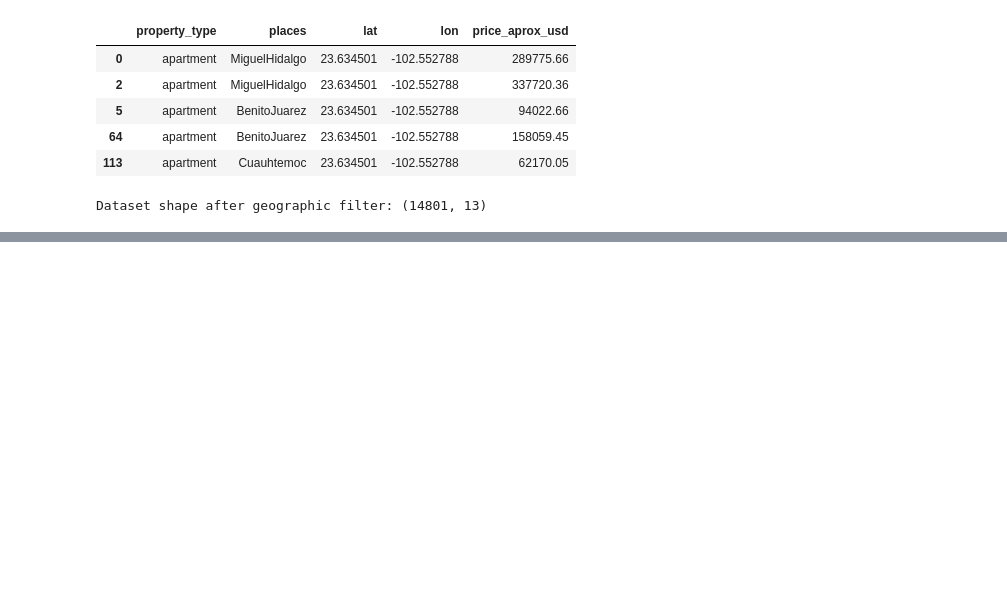
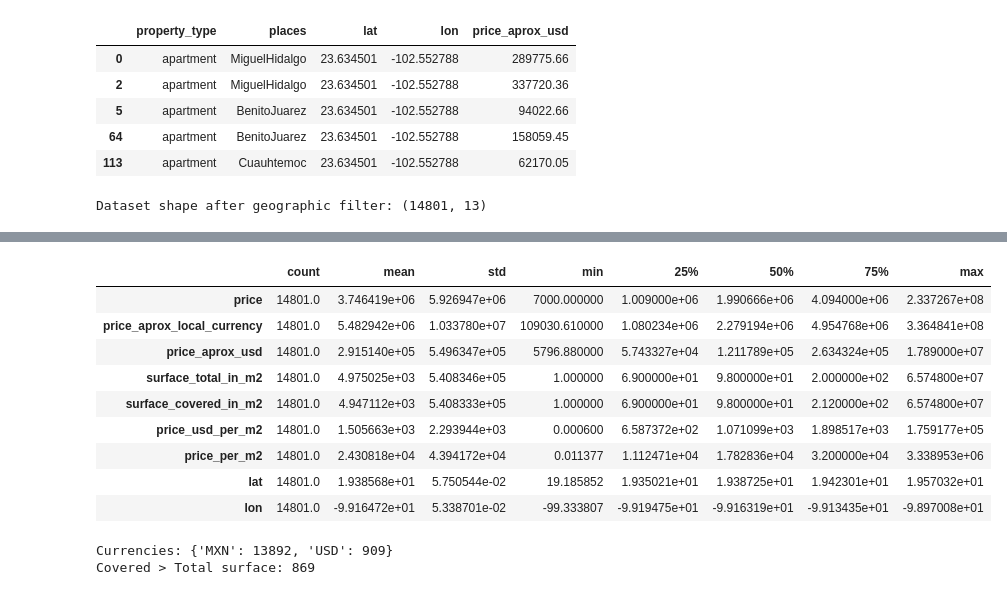
Before and after one commit to FabiolaSerranoAg/Machine_Learning_September26, a Jupyter notebook: 2026348_Jupyter_Notebook_ML_CA1.ipynb, the cells around one changed output, grey strips where cells are left out. Saved outputs shown, nothing was run; the diff lists cells and outputs as text; code cells hidden in the pictures; blank space fills up the shorter version.

Commit message:
Quantitative Integrity Revision, Outliers Detection in Summary Statistics, and Data Cleaning Summary

```diff
--- a/2026348_Jupyter_Notebook_ML_CA1.ipynb
+++ b/2026348_Jupyter_Notebook_ML_CA1.ipynb
@@ -265,0 +249,19 @@ Dataset shape after geographic filter: (14801, 13)
+# %%
+# Summary statistics and check for logical inconsistencies
+display(df.describe().T)
+
+print("Currencies:", df['currency'].value_counts().to_dict())
+print("Covered > Total surface:", (df['surface_covered_in_m2'] > df['surface_total_in_m2']).sum())
+# %% [output]
+|  | count | mean | std | min | 25% | 50% | 75% | max |
+| price | 14801.0 | 3.746419e+06 | 5.926947e+06 | 7000.000000 | 1.009000e+06 | 1.990666e+06 | 4.094000e+06 | 2.337267e+08 |
+| price_aprox_local_currency | 14801.0 | 5.482942e+06 | 1.033780e+07 | 109030.610000 | 1.080234e+06 | 2.279194e+06 | 4.954768e+06 | 3.364841e+08 |
+| price_aprox_usd | 14801.0 | 2.915140e+05 | 5.496347e+05 | 5796.880000 | 5.743327e+04 | 1.211789e+05 | 2.634324e+05 | 1.789000e+07 |
+| surface_total_in_m2 | 14801.0 | 4.975025e+03 | 5.408346e+05 | 1.000000 | 6.900000e+01 | 9.800000e+01 | 2.000000e+02 | 6.574800e+07 |
+| surface_covered_in_m2 | 14801.0 | 4.947112e+03 | 5.408333e+05 | 1.000000 | 6.900000e+01 | 9.800000e+01 | 2.120000e+02 | 6.574800e+07 |
+| price_usd_per_m2 | 14801.0 | 1.505663e+03 | 2.293944e+03 | 0.000600 | 6.587372e+02 | 1.071099e+03 | 1.898517e+03 | 1.759177e+05 |
+| price_per_m2 | 14801.0 | 2.430818e+04 | 4.394172e+04 | 0.011377 | 1.112471e+04 | 1.782836e+04 | 3.200000e+04 | 3.338953e+06 |
+| lat | 14801.0 | 1.938568e+01 | 5.750544e-02 | 19.185852 | 1.935021e+01 | 1.938725e+01 | 1.942301e+01 | 1.957032e+01 |
+| lon | 14801.0 | -9.916472e+01 | 5.338701e-02 | -99.333807 | -9.919475e+01 | -9.916319e+01 | -9.913435e+01 | -9.897008e+01 |
+Currencies: {'MXN': 13892, 'USD': 909}
+Covered > Total surface: 869
```
Also changed, not shown: parts of 10 cells of this notebook.
